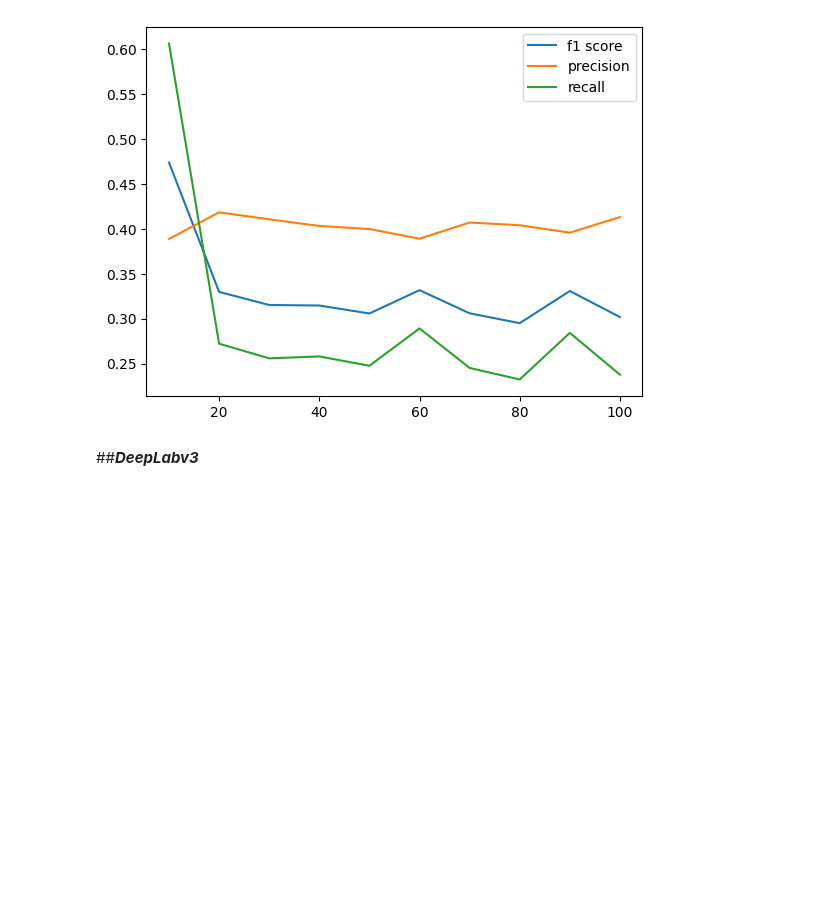
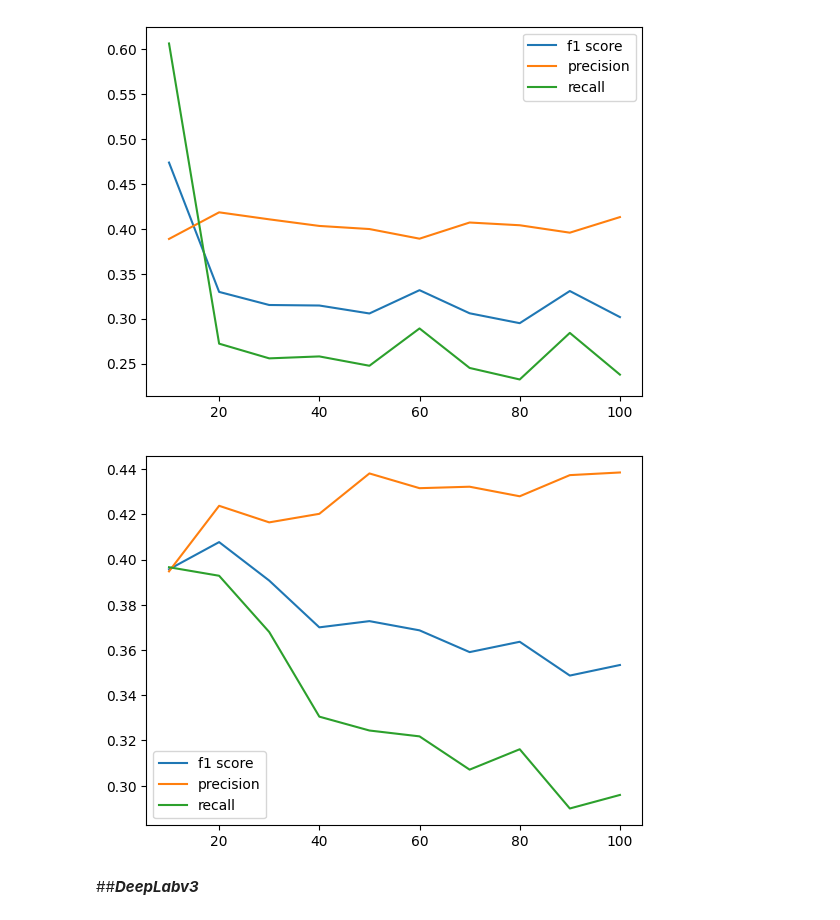
Before and after one commit to NicolaGabriele/progettoDeepLearning, a Jupyter notebook: ProgettoDeepLearning.ipynb, the cells around one changed output. Drawn from its saved outputs; the diff is of its cells as text; code cells hidden in the pictures; blank space fills up the shorter version.

```diff
--- a/ProgettoDeepLearning.ipynb
+++ b/ProgettoDeepLearning.ipynb
@@ -406,7 +414,7 @@ def evaluate(model):
   for i, data in enumerate(testloader):
     x, ytrue,cls = data
     x = x.to(device)
-    ypred = model(x)
+    ypred = model(x)['out']
     ypred = torch.nn.functional.sigmoid(ypred)[0][0].flatten()
     m.update(ypred,ytrue[0].flatten().type(torch.uint8))
     prec.update(ypred,ytrue[0].flatten().type(torch.uint8))
@@ -458,6 +466,11 @@ f1s, precs, recs = computeMetrics('/content/drive/MyDrive/machinedeeplearning/DL
 plotMetrics(f1s, precs, recs)
 # %% [output]
 [figure]
+# %%
+f1s, precs, recs = computeMetrics('/content/drive/MyDrive/machinedeeplearning/models/')
+plotMetrics(f1s, precs, recs)
+# %% [output]
+[figure, added]
 # %% [markdown]
 ##***DeepLabv3***
 # %%
```
Also changed, not shown: parts of 2 cells of this notebook.
